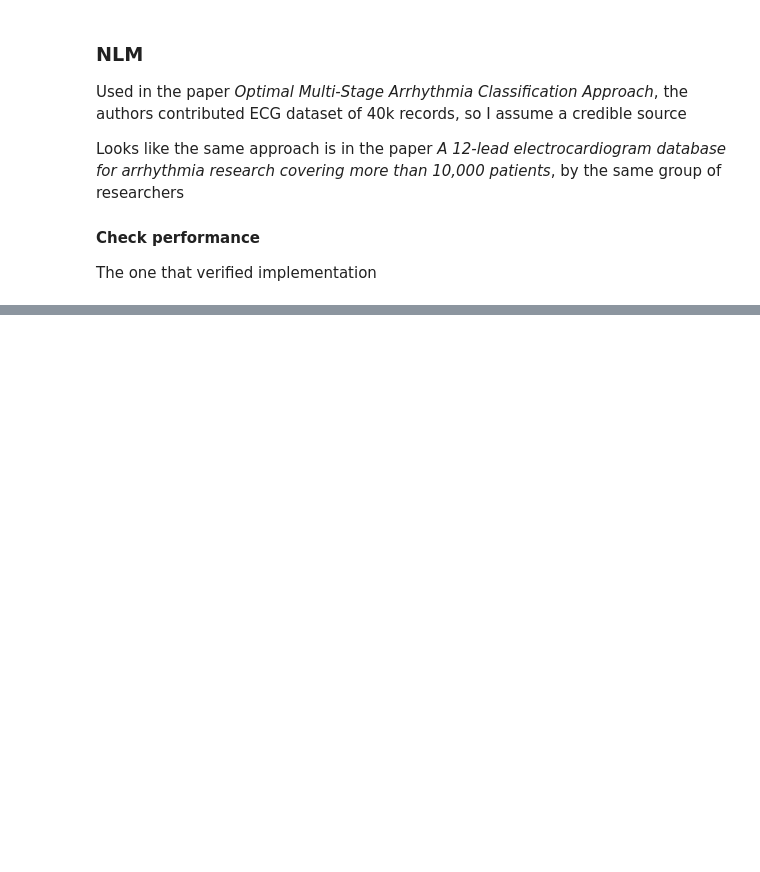
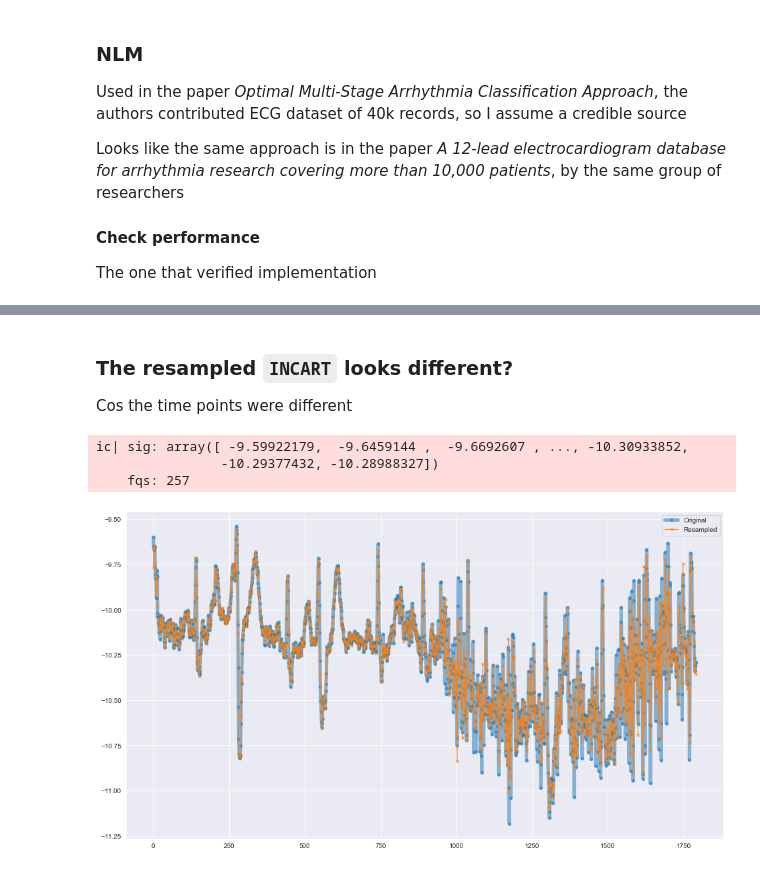
Before and after one commit to StefanHeng/ECG-Representation-Learning, a Jupyter notebook: Data_Processing/explore_preprocessing.ipynb, the cells around one changed output, grey strips where cells are left out. Drawn from its saved outputs; the diff is of its cells as text; code cells hidden in the pictures; blank space fills up the shorter version.

```diff
--- a/Data_Processing/explore_preprocessing.ipynb
+++ b/Data_Processing/explore_preprocessing.ipynb
@@ -185,0 +231,16 @@ plot_1d([sig, denoised], label=['Original', 'Zheng denoised'], e=2 ** 10)  # Doe
+# %% [markdown]
+### The resampled `INCART` looks different?
+Cos the time points were different
+# %%
+dnm = 'INCART'
+sig = d_eg[dnm]
+fqs = config(f'{DIR_DSET}.{dnm}.fqs')
+ic(sig, fqs)
+sig_resam, x_ = wfdb.processing.resample_sig(sig, fqs, 257 // 2)
+# plot_1d([sig, sig_resam], label=['Original', 'Resampled'], e=2 ** 10, title=dnm)
+plot_resampling(np.arange(sig.size), sig, x_, sig_resam)
+# %% [output]
+ic| sig: array([ -9.59922179,  -9.6459144 ,  -9.6692607 , ..., -10.30933852,
+                -10.29377432, -10.28988327])
+    fqs: 257
+[figure, added]
```
Also changed, not shown: parts of 9 cells of this notebook, 3 other files.
